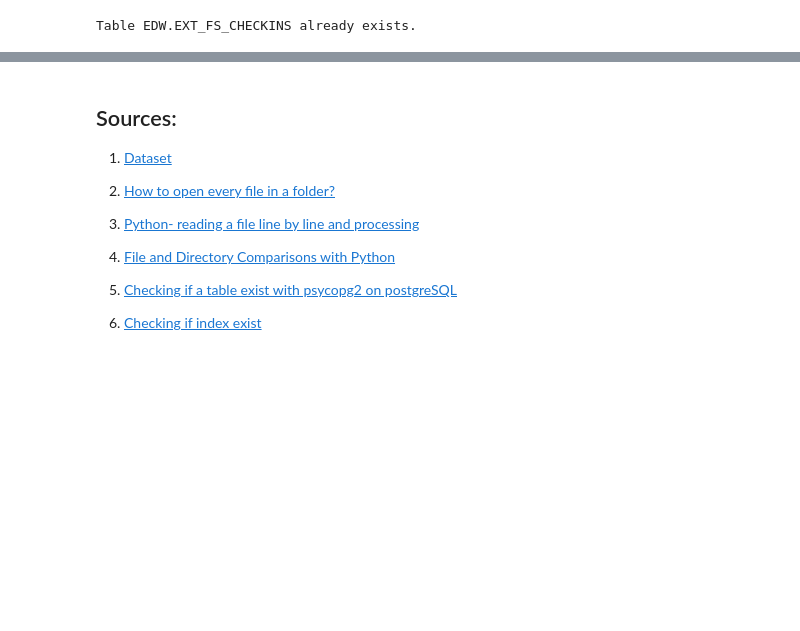
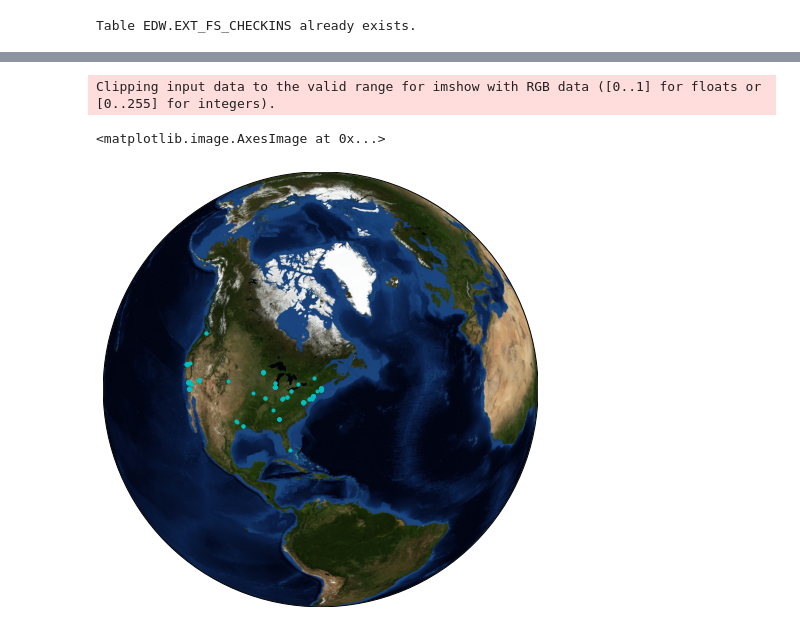
Before and after one commit to uguraskar/foursquare_analysis, a Jupyter notebook: foursquare_analysis.ipynb, the cells around one changed output, grey strips where cells are left out. Saved outputs shown, nothing was run; the diff lists cells and outputs as text; code cells hidden in the pictures; blank space fills up the shorter version.

Commit message:
Most 200 ranked venues analysis added

```diff
--- a/foursquare_analysis.ipynb
+++ b/foursquare_analysis.ipynb
@@ -291,0 +316,18 @@ df
+# %%
+import pandas as pd
+
+sql_command = """
+WITH RD AS(
+SELECT VR.*,
+RANK() OVER(ORDER BY average_rating DESC, total_ratings DESC, venue_id) AS ORDER
+FROM "EDW"."DWH_VENUE_RATINGS" VR
+WHERE 1=1
+AND VR.total_ratings >= 50
+)
+SELECT *
+FROM RD
+ORDER BY RD.order
+LIMIT 200;
+"""
+df_venue_ratings = pd.read_sql(sql_command,conn)
+df_venue_ratings.head(20)
@@ -292 +352,20 @@ df
+# %%
+import numpy as np
+import matplotlib.pyplot as plt
+from mpl_toolkits.basemap import Basemap
+
+fig = plt.figure(figsize=(8, 8))
+
+m = Basemap(projection='ortho', resolution=None, lat_0=df_venue_ratings['latitude'][0], lon_0=df_venue_ratings['longitude'][0],)
+
+for c in df_venue_ratings['order']:
+    i = c-1
+    x, y = m(df_venue_ratings['longitude'][i], df_venue_ratings['latitude'][i])
+    plt.plot(x, y, 'co', markersize= df_venue_ratings['average_rating'][i])
+
+m.bluemarble()
+# %% [output]
+Clipping input data to the valid range for imshow with RGB data ([0..1] for floats or [0..255] for integers).
+<matplotlib.image.AxesImage at 0x...>
+[figure, added]
 # %%
@@ -295,14 +373,0 @@ conn.close()
-# %% [markdown]
-## Sources:
-
- 1. [Dataset](https://archive.org/details/201309_foursquare_dataset_umn)
-
- 2. [How to open every file in a folder?](https://stackoverflow.com/questions/18262293/how-to-open-every-file-in-a-folder)
-
- 3. [Python- reading a file line by line and processing](https://stackoverflow.com/questions/53749062/python-reading-a-file-line-by-line-and-processing)
-
- 4. [File and Directory Comparisons with Python](https://janakiev.com/blog/python-filecmp/)
-
- 5. [Checking if a table exist with psycopg2 on postgreSQL](https://stackoverflow.com/questions/1874113/checking-if-a-postgresql-table-exists-under-python-and-probably-psycopg2)
-
- 6. [Checking if index exist](https://stackoverflow.com/questions/45983169/checking-for-existence-of-index-in-postgresql)
```
Also changed, not shown: parts of 5 cells of this notebook, 1 other file.
